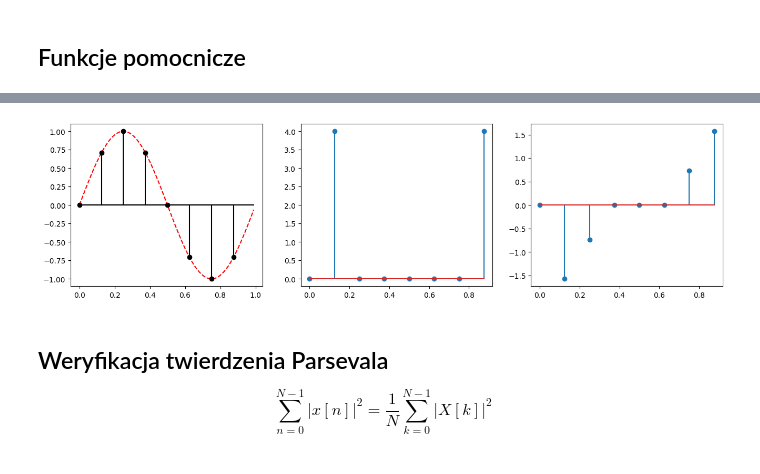
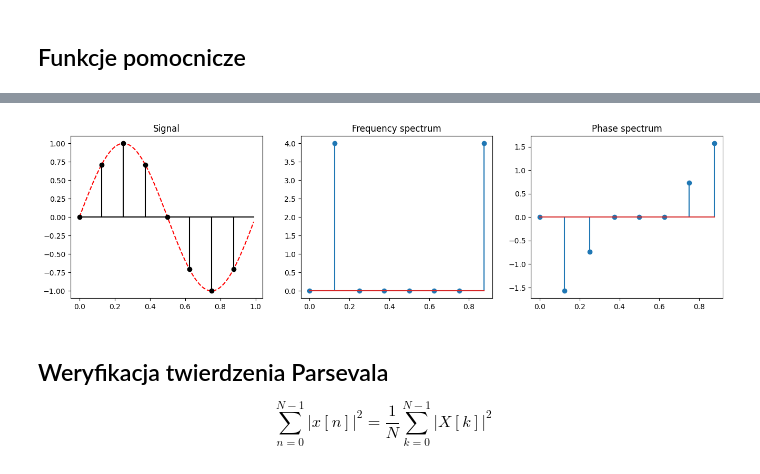
Before and after one commit to aszokalski/WMM, a Jupyter notebook: lab1/lab1.ipynb, the cells around one changed output, grey strips where cells are left out. Saved outputs shown, nothing was run; the diff lists cells and outputs as text; code cells hidden in the pictures.

```diff
--- a/lab1/lab1.ipynb
+++ b/lab1/lab1.ipynb
@@ -29,30 +40,33 @@ make_discrete_signal = lambda signal, num_samples: sample_signal(signal, num_sam
 # %%
 N = 8
 sin, period = make_signal(
     function=np.sin,
     pulsation=2 * np.pi
 )
 
 samples, probing_signal, buckets = sample_signal(sin, period, N)
 spectrum = np.fft.fft(samples)
 freq_spectrum = np.abs(spectrum)
 phase_spectrum = np.angle(spectrum)
 
 X_cont = np.arange(0, period, 0.01)
 
 _, ax = plt.subplots(1, 3, figsize=(16, 4))
 
 ax[0].plot(X_cont, sin(X_cont), "--", color="red")
 ax[0].stem(probing_signal, samples, linefmt='k-', markerfmt='o', basefmt='k-')
 ax[0].plot(X_cont, np.zeros(X_cont.shape), color="black")  # line
+ax[0].set_title("Signal")
 
 ax[1].stem(buckets, freq_spectrum)
+ax[1].set_title("Frequency spectrum")
 
 ax[2].stem(buckets, phase_spectrum)
+ax[2].set_title("Phase spectrum")
 
 plt.show()
 # %% [output]
-[figure, old version]
+[figure, new version]
 # %% [markdown]
 ## Weryfikacja twierdzenia Parsevala
 $$ \sum_{n=0}^{N-1} |x[n]|^2 = \frac{1}{N} \sum_{k=0}^{N-1} |X[k]|^2 $$
```
Also changed, not shown: parts of 12 cells of this notebook.
